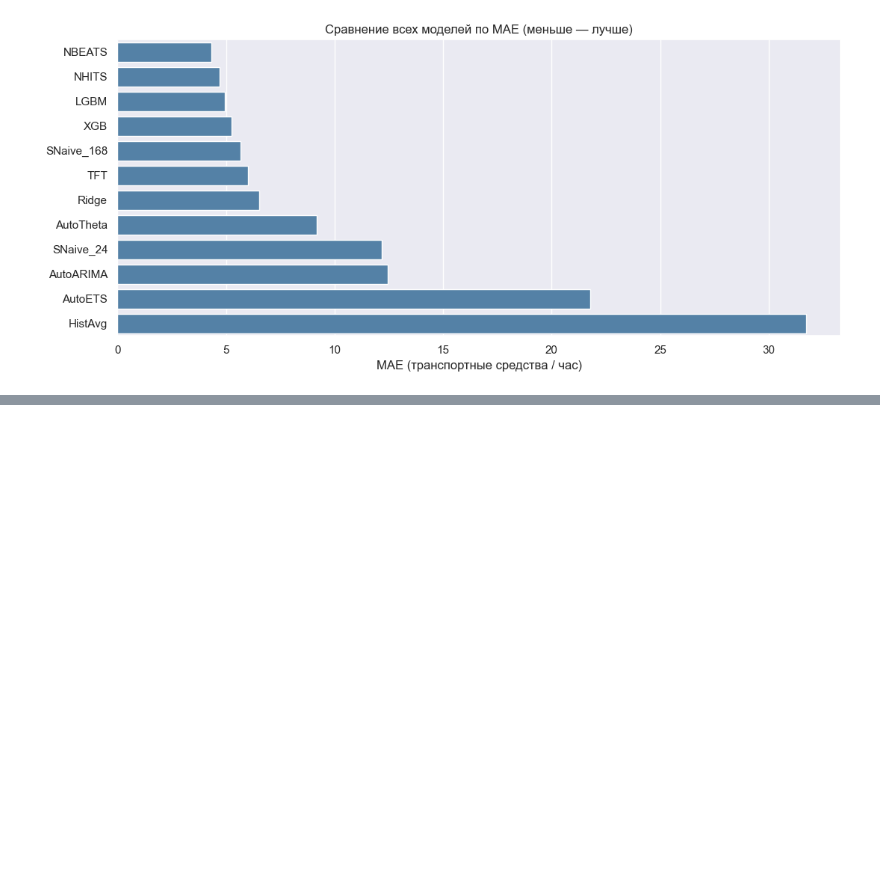
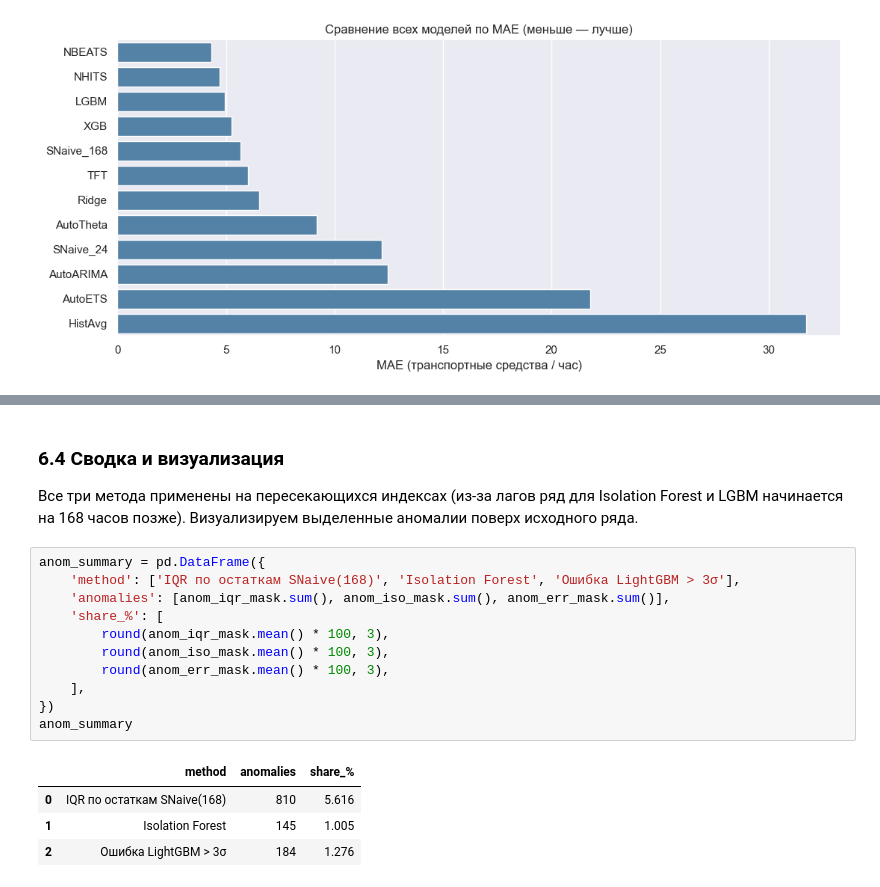
Before and after one commit to AinurGalimzyanov/TrafficForecasting, a Jupyter notebook: notebooks/analysis.ipynb, the cells around one changed output, grey strips where cells are left out. Saved outputs shown, nothing was run; the diff lists cells and outputs as text; blank space fills up the shorter version.

```diff
--- a/notebooks/analysis.ipynb
+++ b/notebooks/analysis.ipynb
@@ -1028,0 +1135,22 @@ plt.show()
+# %% [markdown]
+### 6.4 Сводка и визуализация
+
+Все три метода применены на пересекающихся индексах (из-за лагов ряд для
+Isolation Forest и LGBM начинается на 168 часов позже). Визуализируем
+выделенные аномалии поверх исходного ряда.
+# %%
+anom_summary = pd.DataFrame({
+    'method': ['IQR по остаткам SNaive(168)', 'Isolation Forest', 'Ошибка LightGBM > 3σ'],
+    'anomalies': [anom_iqr_mask.sum(), anom_iso_mask.sum(), anom_err_mask.sum()],
+    'share_%': [
+        round(anom_iqr_mask.mean() * 100, 3),
+        round(anom_iso_mask.mean() * 100, 3),
+        round(anom_err_mask.mean() * 100, 3),
+    ],
+})
+anom_summary
+# %% [output]
+|  | method | anomalies | share_% |
+| 0 | IQR по остаткам SNaive(168) | 810 | 5.616 |
+| 1 | Isolation Forest | 145 | 1.005 |
+| 2 | Ошибка LightGBM > 3σ | 184 | 1.276 |
```
Also changed, not shown: parts of 11 cells of this notebook.
